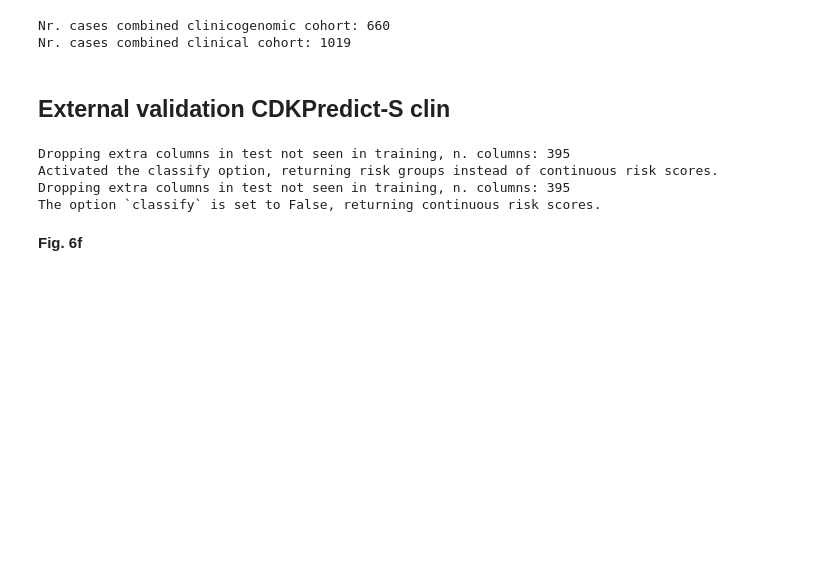
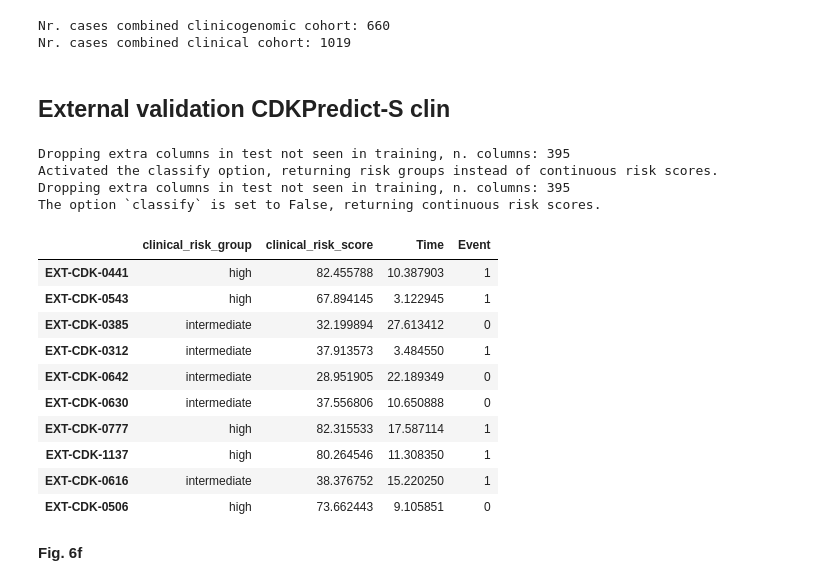
Before and after one commit to lboscolobielo/CDKPredict, a Jupyter notebook: code/cdkpredict_scalable_ext_validation.ipynb, the cells around one changed output. Cells and saved outputs as stored; diff of their text form; code cells hidden in the pictures; blank space fills up the shorter version.

Commit message:
showing also head of saved tables for readability

```diff
--- a/code/cdkpredict_scalable_ext_validation.ipynb
+++ b/code/cdkpredict_scalable_ext_validation.ipynb
@@ -63,17 +63,29 @@ Nr. cases combined clinical cohort: 1019
 # %%
 #predictions
 Ext_combined_clinical = pd.concat([
     CDKPredictS_clin.predict(X_combined_clinical, classify =True, groups =3).to_frame('clinical_risk_group'),
     CDKPredictS_clin.predict(X_combined_clinical).to_frame('clinical_risk_score'),
     y_combined_clinical
 ], axis = 1)
 df_save = Ext_combined_clinical.copy()
 # df_save.to_excel('/home/boscoll/Projects/cdk_predict/results/tables/clinical_scalable_model_external_validation.xlsx')
+df_save.head(10)
 # %% [output]
 Dropping extra columns in test not seen in training, n. columns: 395
 Activated the classify option, returning risk groups instead of continuous risk scores.
 Dropping extra columns in test not seen in training, n. columns: 395
 The option `classify` is set to False, returning continuous risk scores.
+|  | clinical_risk_group | clinical_risk_score | Time | Event |
+| EXT-CDK-0441 | high | 82.455788 | 10.387903 | 1 |
+| EXT-CDK-0543 | high | 67.894145 | 3.122945 | 1 |
+| EXT-CDK-0385 | intermediate | 32.199894 | 27.613412 | 0 |
+| EXT-CDK-0312 | intermediate | 37.913573 | 3.484550 | 1 |
+| EXT-CDK-0642 | intermediate | 28.951905 | 22.189349 | 0 |
+| EXT-CDK-0630 | intermediate | 37.556806 | 10.650888 | 0 |
+| EXT-CDK-0777 | high | 82.315533 | 17.587114 | 1 |
+| EXT-CDK-1137 | high | 80.264546 | 11.308350 | 1 |
+| EXT-CDK-0616 | intermediate | 38.376752 | 15.220250 | 1 |
+| EXT-CDK-0506 | high | 73.662443 | 9.105851 | 0 |
 # %%
 #reorder risk groups with low, intermediate and high
 Ext_combined_clinical['clinical_risk_group'] = pd.Categorical(Ext_combined_clinical['clinical_risk_group'], categories=['low', 'intermediate', 'high'], ordered=True)
```
Also changed, not shown: parts of 1 cell of this notebook, 1 other file.
